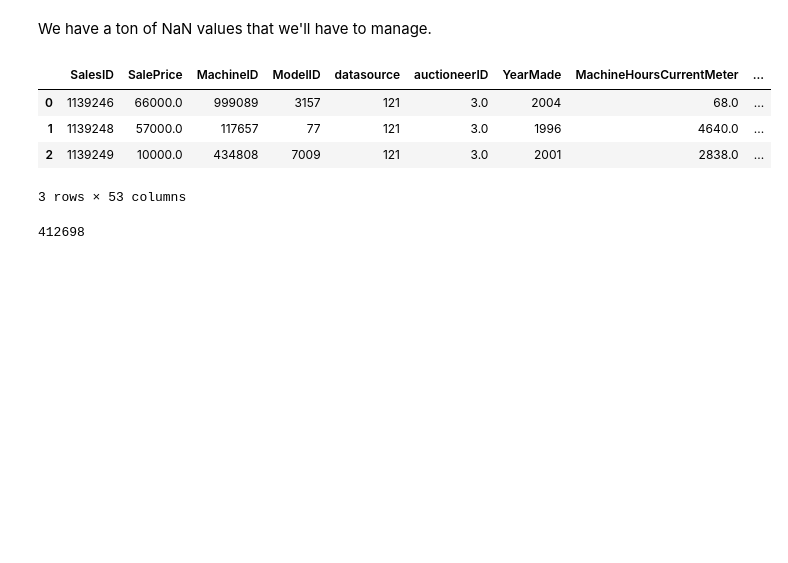
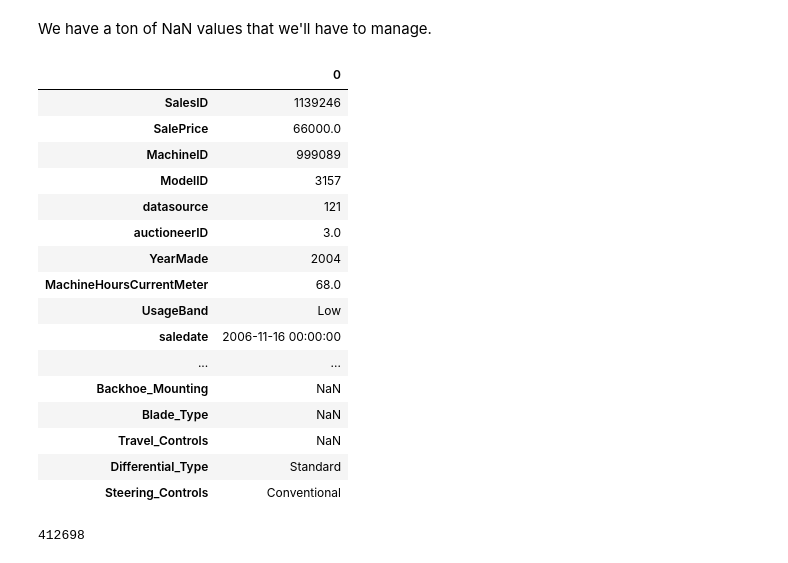
Before and after one commit to gregmckenzie88/Springboard-Capstone-2, a Jupyter notebook: notebooks/data-wrangling.ipynb, the cells around one changed output. Saved outputs shown, nothing was run; the diff lists cells and outputs as text; code cells hidden in the pictures; blank space fills up the shorter version.

```diff
--- a/notebooks/data-wrangling.ipynb
+++ b/notebooks/data-wrangling.ipynb
@@ -77,13 +78,25 @@ dtype: int64
 # %% [markdown]
 We have a ton of NaN values that we'll have to manage.
 # %%
-df.head(3)
+df.head(1).T
 # %% [output]
-|  | SalesID | SalePrice | MachineID | ModelID | datasource | auctioneerID | YearMade | MachineHoursCurrentMeter | ... |
-| 0 | 1139246 | 66000.0 | 999089 | 3157 | 121 | 3.0 | 2004 | 68.0 | ... |
-| 1 | 1139248 | 57000.0 | 117657 | 77 | 121 | 3.0 | 1996 | 4640.0 | ... |
-| 2 | 1139249 | 10000.0 | 434808 | 7009 | 121 | 3.0 | 2001 | 2838.0 | ... |
+|  | 0 |
+| SalesID | 1139246 |
+| SalePrice | 66000.0 |
+| MachineID | 999089 |
+| ModelID | 3157 |
+| datasource | 121 |
+| auctioneerID | 3.0 |
+| YearMade | 2004 |
+| MachineHoursCurrentMeter | 68.0 |
+| UsageBand | Low |
+| saledate | 2006-11-16 00:00:00 |
+| ... | ... |
+| Backhoe_Mounting | NaN |
+| Blade_Type | NaN |
+| Travel_Controls | NaN |
+| Differential_Type | Standard |
+| Steering_Controls | Conventional |
-3 rows × 53 columns
 # %%
 len(df)
 # %% [output]
```
Also changed, not shown: parts of 6 cells of this notebook, 3 other files.
